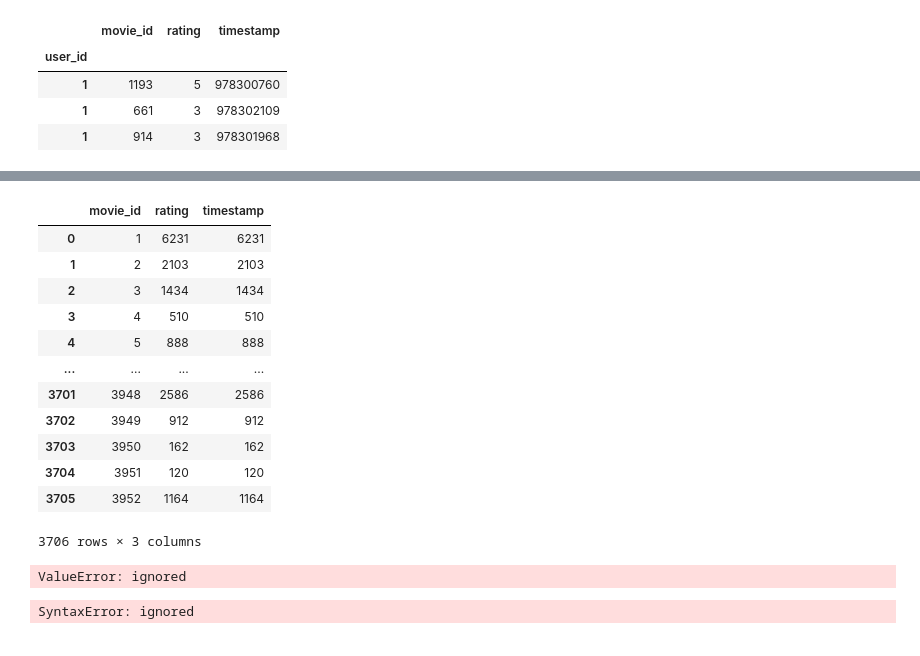
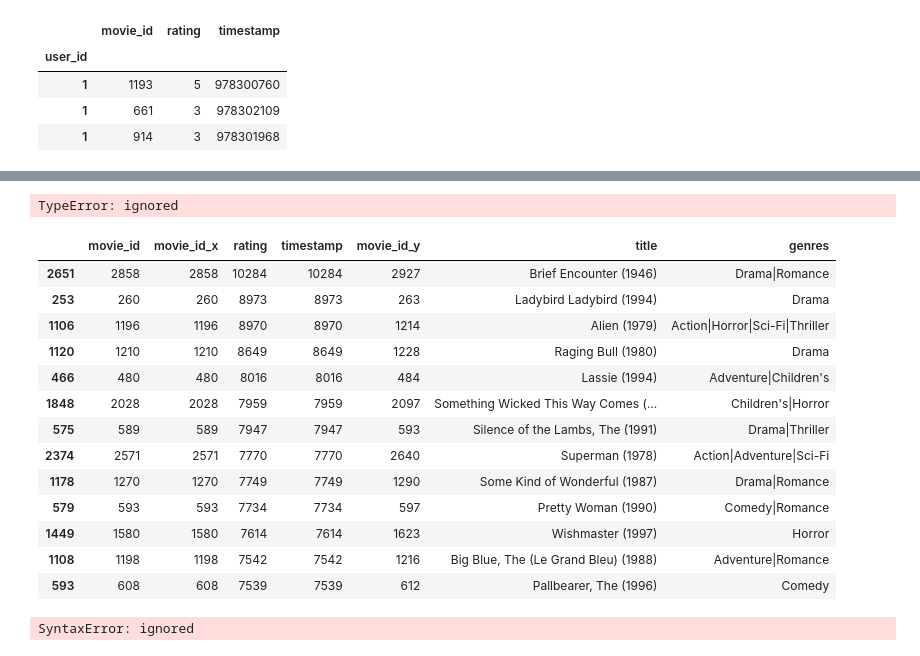
Before and after one commit to earandir/Data-Analyst, a Jupyter notebook: Modulo03/Sesion08/M03S08R05_ratings_de_mas_valoradas.ipynb, the cells around one changed output, grey strips where cells are left out. Drawn from its saved outputs; the diff is of its cells as text; code cells hidden in the pictures.

```diff
--- a/Modulo03/Sesion08/M03S08R05_ratings_de_mas_valoradas.ipynb
+++ b/Modulo03/Sesion08/M03S08R05_ratings_de_mas_valoradas.ipynb
@@ -94,29 +91,30 @@ def check_movie_id(a_movie_id):
   else:
     return False
 # %%
-check_movies = all_movies.apply(check_movie_id)
+check_movies = all_movies.apply(check_movie_id, args=(valid_movies))
+# %% [output]
+TypeError: ignored
-# %%
-ratings = ratings['movie_id']
-# %%
-ratings
-# %% [output]
-|  | movie_id | rating | timestamp |
-| 0 | 1 | 6231 | 6231 |
-| 1 | 2 | 2103 | 2103 |
-| 2 | 3 | 1434 | 1434 |
-| 3 | 4 | 510 | 510 |
-| 4 | 5 | 888 | 888 |
-| ... | ... | ... | ... |
-| 3701 | 3948 | 2586 | 2586 |
-| 3702 | 3949 | 912 | 912 |
-| 3703 | 3950 | 162 | 162 |
-| 3704 | 3951 | 120 | 120 |
-| 3705 | 3952 | 1164 | 1164 |
-3706 rows × 3 columns
-# %%
-ratings.apply(check_movie_id)
-# %% [output]
-ValueError: ignored
+# %%
+ratings_filtrados_con_nombre = ratings.iloc[list(check_movies.iloc[index_of_valid_movies].index),]
+# %%
+ratings_filtrados_con_nombre = pd.merge(ratings_filtrados_con_nombre, movies, left_on='movie_id', right_index=True)
+# %%
+ratings_filtrados_con_nombre
+# %% [output]
+|  | movie_id | movie_id_x | rating | timestamp | movie_id_y | title | genres |
+| 2651 | 2858 | 2858 | 10284 | 10284 | 2927 | Brief Encounter (1946) | Drama|Romance |
+| 253 | 260 | 260 | 8973 | 8973 | 263 | Ladybird Ladybird (1994) | Drama |
+| 1106 | 1196 | 1196 | 8970 | 8970 | 1214 | Alien (1979) | Action|Horror|Sci-Fi|Thriller |
+| 1120 | 1210 | 1210 | 8649 | 8649 | 1228 | Raging Bull (1980) | Drama |
+| 466 | 480 | 480 | 8016 | 8016 | 484 | Lassie (1994) | Adventure|Children's |
+| 1848 | 2028 | 2028 | 7959 | 7959 | 2097 | Something Wicked This Way Comes (... | Children's|Horror |
+| 575 | 589 | 589 | 7947 | 7947 | 593 | Silence of the Lambs, The (1991) | Drama|Thriller |
+| 2374 | 2571 | 2571 | 7770 | 7770 | 2640 | Superman (1978) | Action|Adventure|Sci-Fi |
+| 1178 | 1270 | 1270 | 7749 | 7749 | 1290 | Some Kind of Wonderful (1987) | Drama|Romance |
+| 579 | 593 | 593 | 7734 | 7734 | 597 | Pretty Woman (1990) | Comedy|Romance |
+| 1449 | 1580 | 1580 | 7614 | 7614 | 1623 | Wishmaster (1997) | Horror |
+| 1108 | 1198 | 1198 | 7542 | 7542 | 1216 | Big Blue, The (Le Grand Bleu) (1988) | Adventure|Romance |
+| 593 | 608 | 608 | 7539 | 7539 | 612 | Pallbearer, The (1996) | Comedy |
 # %%
 ...
 
```
Also changed, not shown: parts of 10 cells of this notebook.
